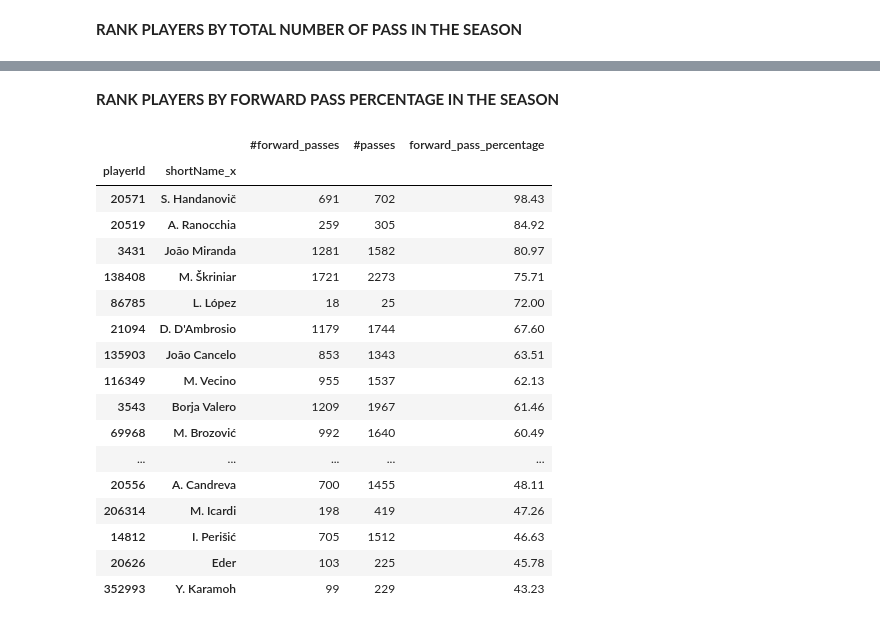
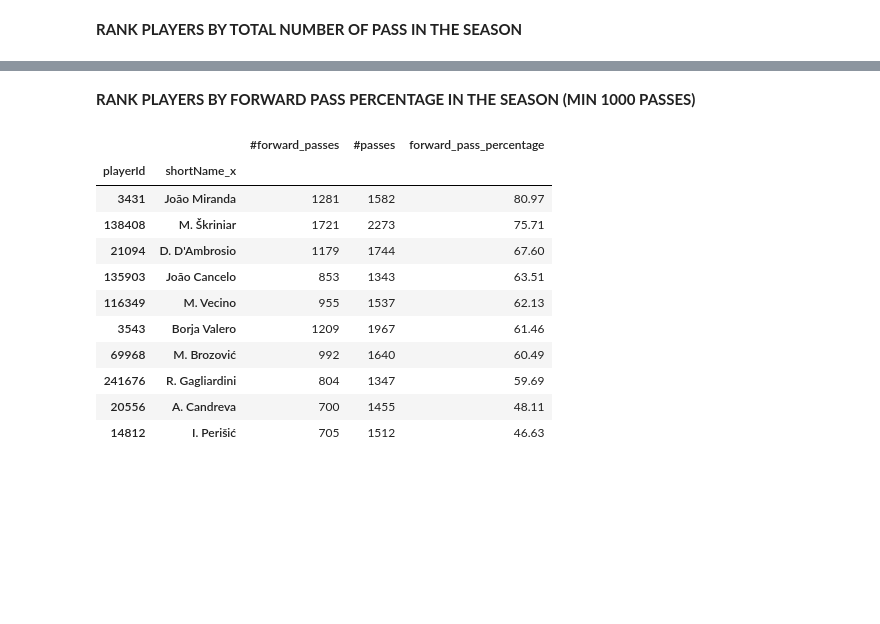
Before and after one commit to maurosamarelli/Inter_2017_2018, a Jupyter notebook: 05 pass_analysis.ipynb, the cells around one changed output, grey strips where cells are left out. Drawn from its saved outputs; the diff is of its cells as text; code cells hidden in the pictures; blank space fills up the shorter version.

```diff
--- a/05 pass_analysis.ipynb
+++ b/05 pass_analysis.ipynb
@@ -353,27 +354,22 @@ rank.sort_values(by="pass_accuracy", ascending=False)
 | 20556 | A. Candreva | 1116.0 | 1455 | 76.70 |
 | 14812 | I. Perišić | 1082.0 | 1512 | 71.56 |
 # %% [markdown]
-**RANK PLAYERS BY FORWARD PASS PERCENTAGE IN THE SEASON**
+**RANK PLAYERS BY FORWARD PASS PERCENTAGE IN THE SEASON (MIN 1000 PASSES)**
 # %%
 rank = forward_passes.groupby(["playerId", "shortName_x"]).sum()[["#forward_passes", "#passes"]]
+rank = rank[rank["#passes"] > 1000]
 rank["forward_pass_percentage"] = round((rank["#forward_passes"] / rank["#passes"]) * 100, 2)
 rank.sort_values(by="forward_pass_percentage", ascending=False)
 # %% [output]
 |  |  | #forward_passes | #passes | forward_pass_percentage |
 | playerId | shortName_x |  |  |  |
-| 20571 | S. Handanovič | 691 | 702 | 98.43 |
-| 20519 | A. Ranocchia | 259 | 305 | 84.92 |
 | 3431 | João Miranda | 1281 | 1582 | 80.97 |
 | 138408 | M. Škriniar | 1721 | 2273 | 75.71 |
-| 86785 | L. López | 18 | 25 | 72.00 |
 | 21094 | D. D'Ambrosio | 1179 | 1744 | 67.60 |
 | 135903 | João Cancelo | 853 | 1343 | 63.51 |
 | 116349 | M. Vecino | 955 | 1537 | 62.13 |
 | 3543 | Borja Valero | 1209 | 1967 | 61.46 |
 | 69968 | M. Brozović | 992 | 1640 | 60.49 |
-| ... | ... | ... | ... | ... |
+| 241676 | R. Gagliardini | 804 | 1347 | 59.69 |
 | 20556 | A. Candreva | 700 | 1455 | 48.11 |
-| 206314 | M. Icardi | 198 | 419 | 47.26 |
 | 14812 | I. Perišić | 705 | 1512 | 46.63 |
-| 20626 | Eder | 103 | 225 | 45.78 |
-| 352993 | Y. Karamoh | 99 | 229 | 43.23 |
```
Also changed, not shown: parts of 9 cells of this notebook.
